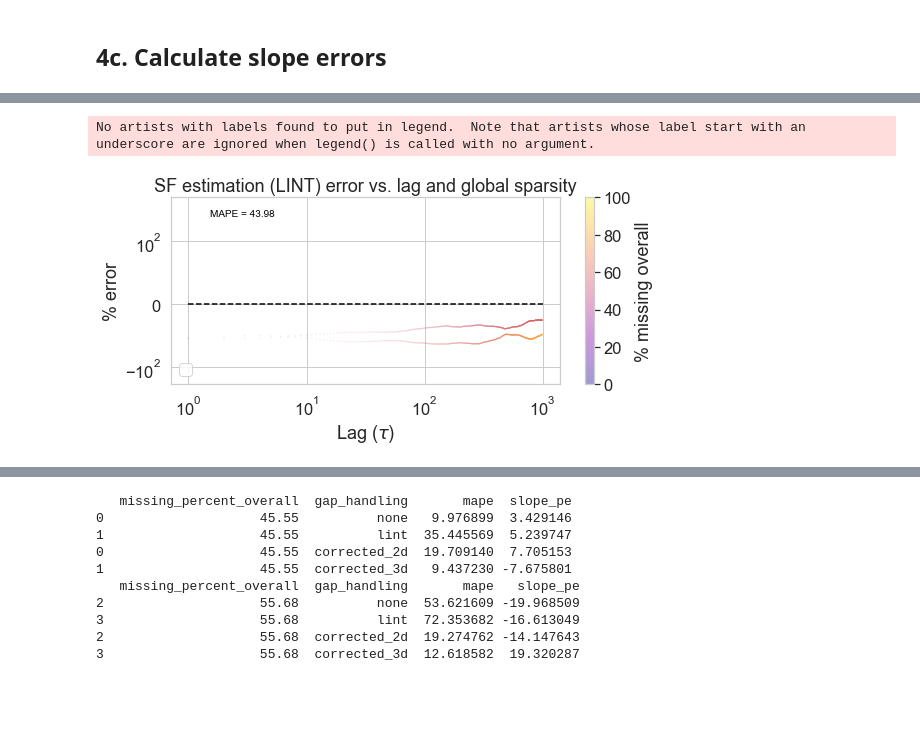
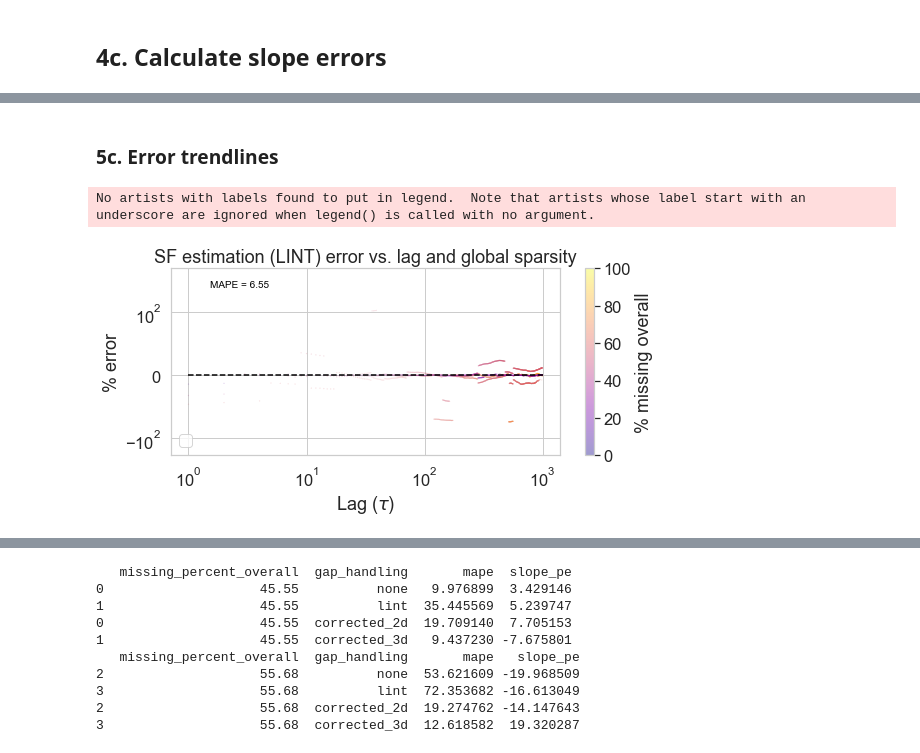
Before and after one commit to daniel-wrench/time_series_analysis, a Jupyter notebook: official_demo.ipynb, the cells around one changed output, grey strips where cells are left out. Saved outputs shown, nothing was run; the diff lists cells and outputs as text; code cells hidden in the pictures; blank space fills up the shorter version.

```diff
--- a/official_demo.ipynb
+++ b/official_demo.ipynb
@@ -1216,8 +1163,10 @@ for gap_handling_method in unique_gap_handling:
+# %% [markdown]
+### 5c. Error trendlines
 # %%
-sf.plot_error_trend_line(sfs_gapped_corrected[sfs_gapped_corrected["gap_handling"]=="lint"], estimator="sf_2", title = "SF estimation (LINT) error vs. lag and global sparsity", y_axis_log=True)
+sf.plot_error_trend_line(sfs_gapped_corrected[sfs_gapped_corrected["gap_handling"]=="corrected_3d"], estimator="sf_2", title = "SF estimation (LINT) error vs. lag and global sparsity", y_axis_log=True)
 # %% [output]
 No artists with labels found to put in legend.  Note that artists whose label start with an underscore are ignored when legend() is called with no argument.
-[figure, old version]
+[figure, new version]
 # %%
 sf.plot_error_trend_line(sfs_gapped_corrected[sfs_gapped_corrected["gap_handling"]=="naive"], estimator="sf_2", title = "SF estimation (naive) error vs. lag and global sparsity", y_axis_log=True)
 # %% [output]
```
Also changed, not shown: parts of 30 cells of this notebook.
